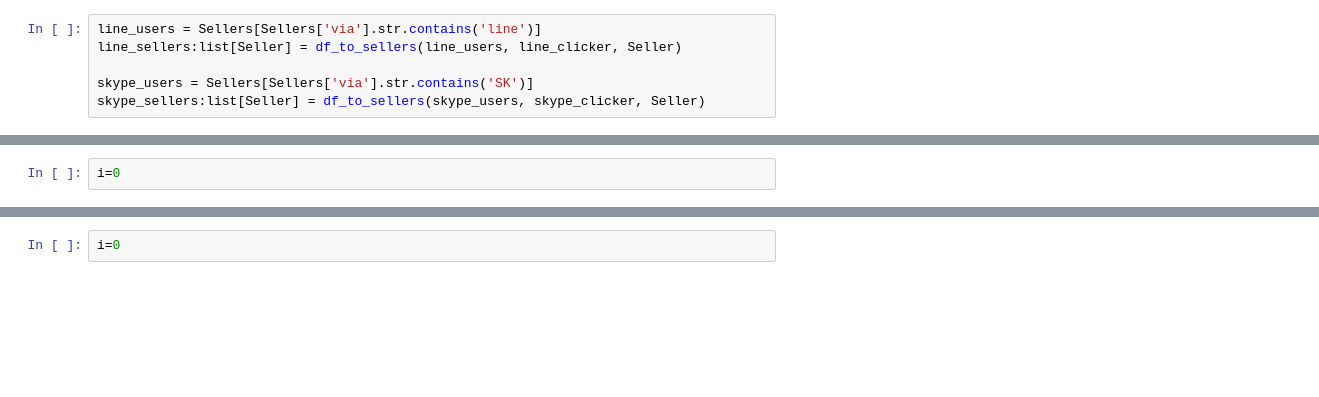
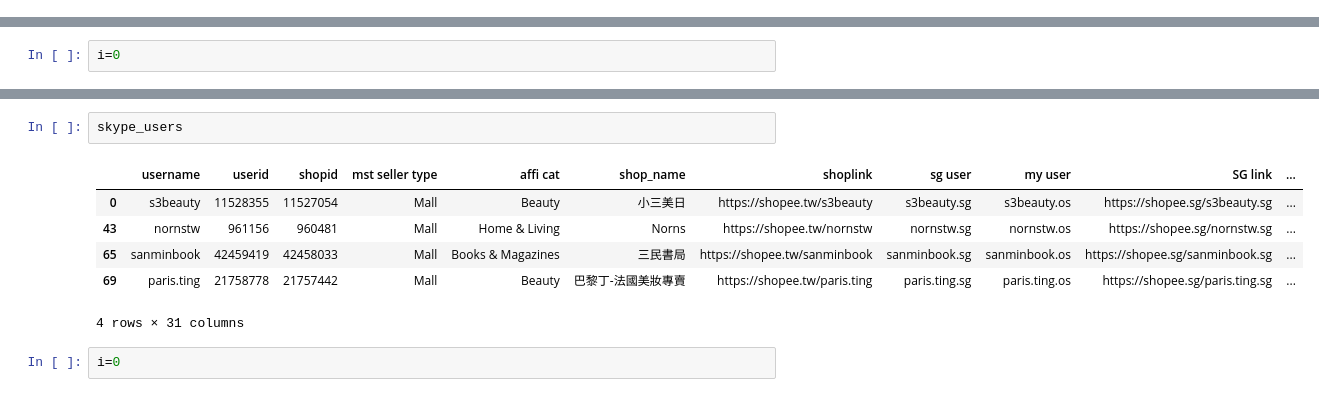
Before and after one commit to teddy21019/auto-line-sender, a Jupyter notebook: main.ipynb, the cells around one changed output, grey strips where cells are left out. Saved outputs shown, nothing was run; the diff lists cells and outputs as text; blank space fills up the shorter version.

```diff
--- a/main.ipynb
+++ b/main.ipynb
@@ -75,9 +104,3 @@ skype_sellers:list[Seller] = df_to_sellers(skype_users, skype_clicker, Event_Sel
-# %%
-line_users = Sellers[Sellers['via'].str.contains('line')]
-line_sellers:list[Seller] = df_to_sellers(line_users, line_clicker, Seller)
-
-skype_users = Sellers[Sellers['via'].str.contains('SK')]
-skype_sellers:list[Seller] = df_to_sellers(skype_users, skype_clicker, Seller)
 # %%
 line_users
 # %% [output]
@@ -133,3 +154,12 @@ print(i)
+# %%
+skype_users
+# %% [output]
+|  | username | userid | shopid | mst seller type | affi cat | shop_name | shoplink | sg user | my user | SG link | ... |
+| 0 | s3beauty | 11528355 | 11527054 | Mall | Beauty | 小三美日 | https://shopee.tw/s3beauty | s3beauty.sg | s3beauty.os | https://shopee.sg/s3beauty.sg | ... |
+| 43 | nornstw | 961156 | 960481 | Mall | Home & Living | Norns | https://shopee.tw/nornstw | nornstw.sg | nornstw.os | https://shopee.sg/nornstw.sg | ... |
+| 65 | sanminbook | 42459419 | 42458033 | Mall | Books & Magazines | 三民書局 | https://shopee.tw/sanminbook | sanminbook.sg | sanminbook.os | https://shopee.sg/sanminbook.sg | ... |
+| 69 | paris.ting | 21758778 | 21757442 | Mall | Beauty | 巴黎丁-法國美妝專賣 | https://shopee.tw/paris.ting | paris.ting.sg | paris.ting.os | https://shopee.sg/paris.ting.sg | ... |
+4 rows × 31 columns
 # %%
 i=0
 # %%
```
Also changed, not shown: parts of 14 cells of this notebook.
